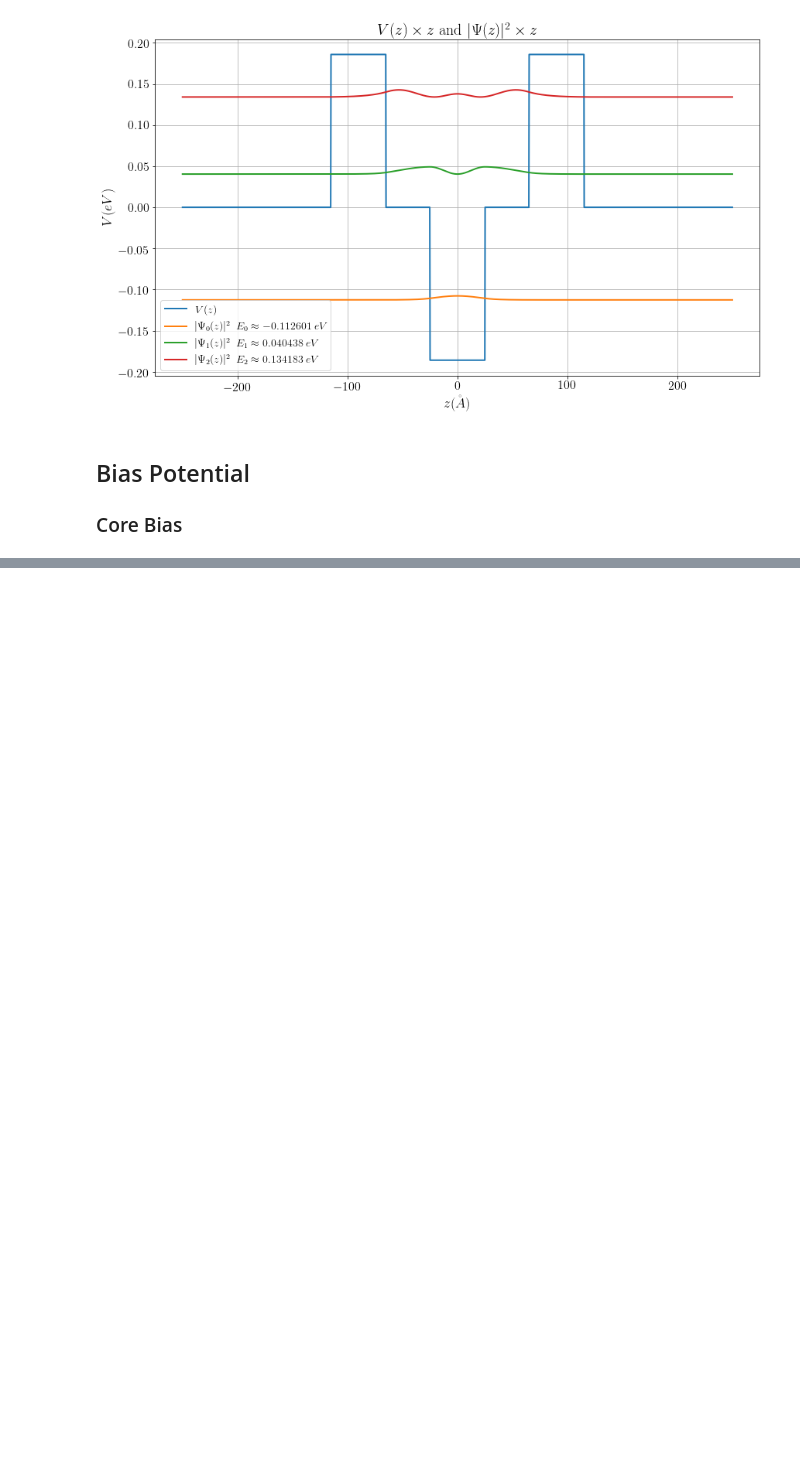
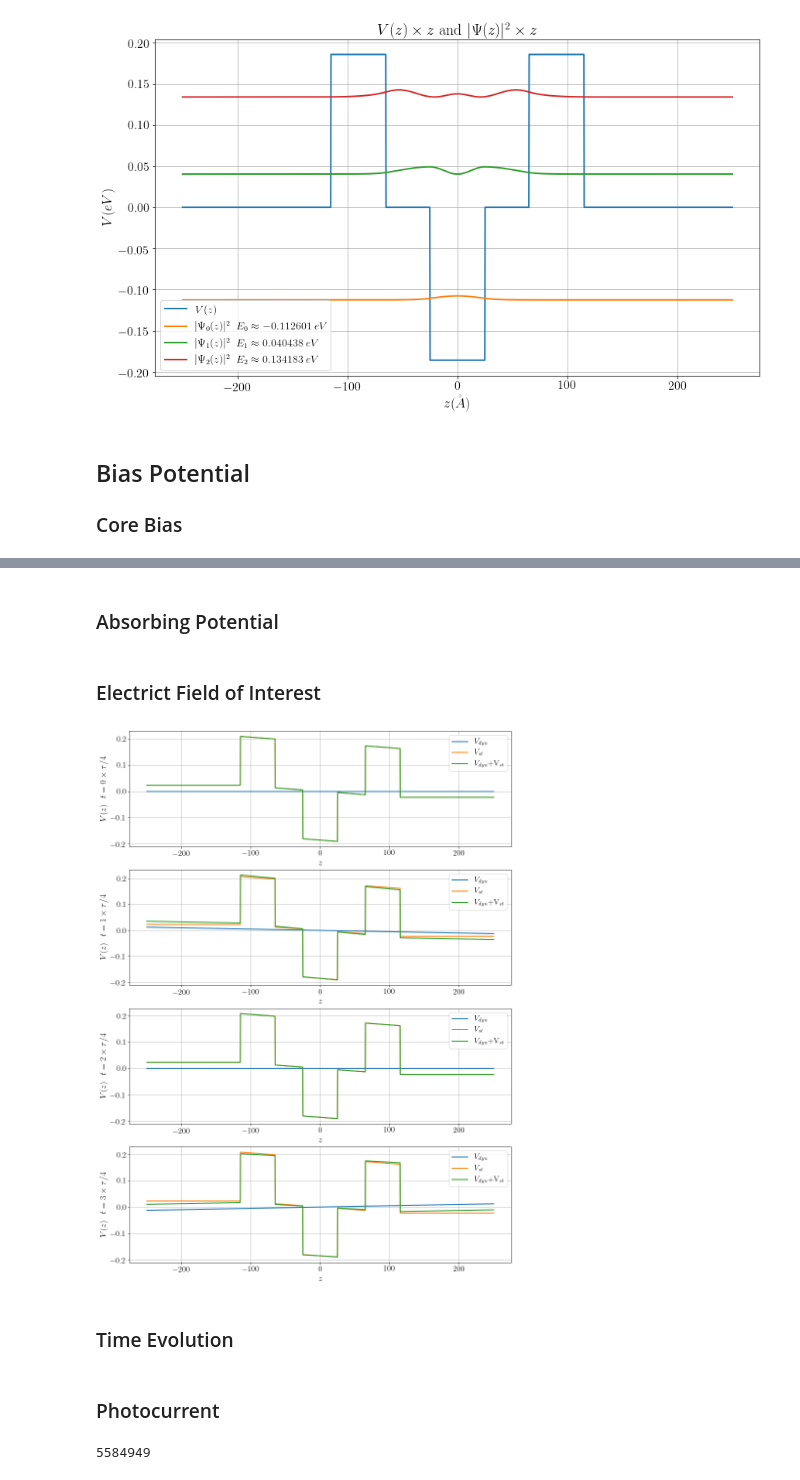
Before and after one commit to thiagolcmelo/time-evolution, a Jupyter notebook: algaas-photocurrent.ipynb, the cells around one changed output, grey strips where cells are left out. Saved outputs shown, nothing was run; the diff lists cells and outputs as text; code cells hidden in the pictures; blank space fills up the shorter version.

Commit message:
photocurrent

```diff
--- a/algaas-photocurrent.ipynb
+++ b/algaas-photocurrent.ipynb
@@ -158,7 +160,10 @@ def bound_states(z, V, m, nmax=20, precision=1e-9):
         (new_eigenalue_n - old_eigenalue_n)/old_eigenalue_n
     """
 
-    forecast = np.linspace(np.min(V), np.max(V), nmax)
+    if nmax == 1:
+        forecast = [np.min(V)]
+    else:
+        forecast = np.linspace(np.min(V), np.max(V), nmax)
 #     dz  = z[1]-z[0]
     dz    = np.append(z[1:]-z[:-1], z[1]-z[0])
     dz2 = dz**2
@@ -381,0 +405,32 @@ plt.show()
+# %% [markdown]
+### Absorbing Potential
+# %% [markdown]
+### Electrict Field of Interest
+# %%
+wave_length = 8.1e-6 # meters
+frequency   = c / wave_length
+omega       = 2.0 * np.pi * frequency
+t_grid      = np.linspace(0.0, 1.0/frequency, N)
+Fdyn        = (5e3)*(1e2) # kV/cm
+Vdyn        = lambda z,t: -(z*1e-10)*(e*Fdyn*np.sin(omega*t))/ev
+
+fig, axs = plt.subplots(4,1,figsize=(14,20))
+
+for i, ax in enumerate(list(axs)):
+    t         = t_grid[int(i*len(t_grid)/4)]
+    V_dyn     = np.vectorize(Vdyn)(z_ang, np.ones(N)*t)
+
+    ax.set_xlabel(r'$z$')
+    ax.set_ylabel(r'$V(z)\,\,\,\,t= %d \times \tau/4 $'%i)
+
+    ax.plot(z_ang, V_dyn, label=r'$V_{dyn}$')
+    ax.plot(z_ang, V_bias, label=r'$V_{st}$')
+    ax.plot(z_ang, V_bias+V_dyn, label=r'$V_{dyn}+$V_{st}$')
+    ax.grid(True)
+    ax.legend()
+
+plt.show()
+# %% [output]
+[figure, added]
+# %% [markdown]
+### Time Evolution
@@ -381,0 +450,16 @@ plt.show()
+# %% [markdown]
+### Photocurrent
+# %%
+cycles    = 20.0
+T         = cycles / frequency
+dt        = T / 1e4
+dt_au     = dt / au_t
+t_grid    = np.linspace(0.0, T, int(T / dt))
+res       = bound_states(z_au, V_bias_au, meff, nmax=1)
+psi       = res['eigenstates'][0].copy()
+
+for t in t_grid:
+    Vt  = B_bias_au + (np.vectorize(Vdyn)(z, np.ones(len(z))*t))/au2ev
+    psi = time_evolve(psi, z_au, Vt, dt_au)
+# %% [output]
+5584949
```
Also changed, not shown: parts of 4 cells of this notebook.
